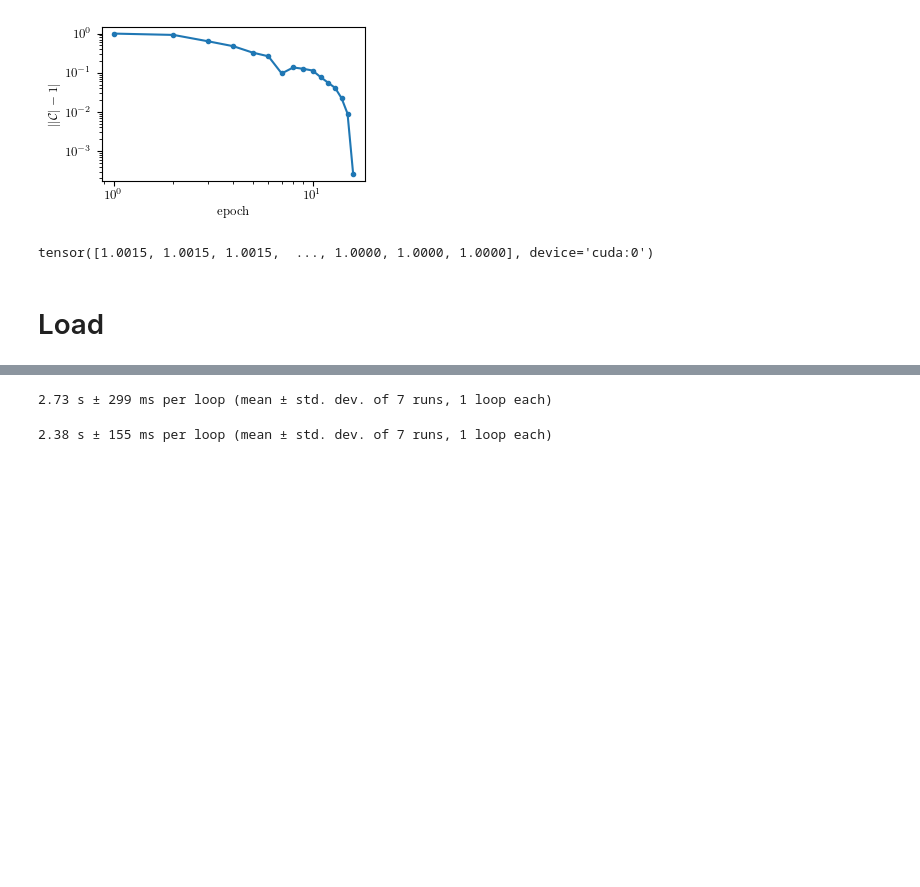
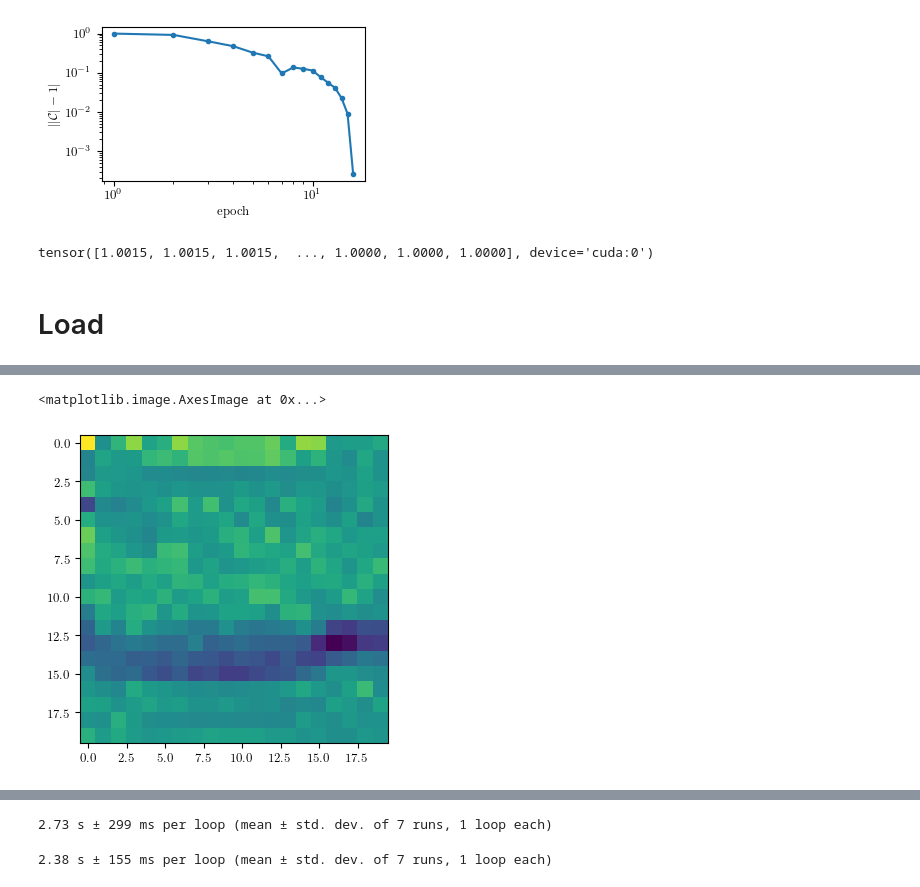
Before and after one commit to hainingpan/GTN, a Jupyter notebook: test_pytorch.ipynb, the cells around one changed output, grey strips where cells are left out. Cells and saved outputs as stored; diff of their text form; code cells hidden in the pictures; blank space fills up the shorter version.

```diff
--- a/test_pytorch.ipynb
+++ b/test_pytorch.ipynb
@@ -459,0 +467,5 @@ ani.save('L35_truncate_50.mp4', writer='ffmpeg', fps=3,dpi=200)
+# %%
+plt.imshow(rs['EC'][-1][0])
+# %% [output]
+<matplotlib.image.AxesImage at 0x...>
+[figure, added]
```
Also changed, not shown: parts of 14 cells of this notebook.
